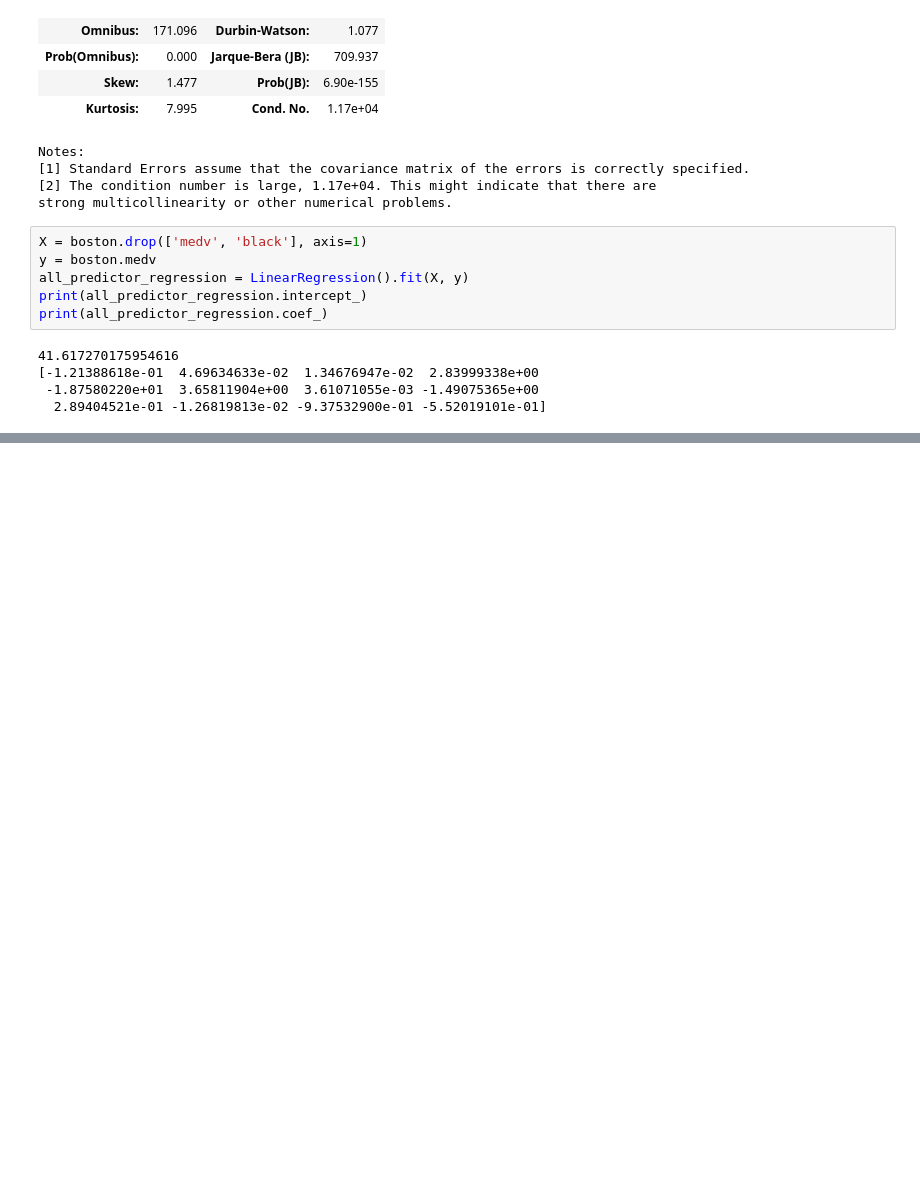
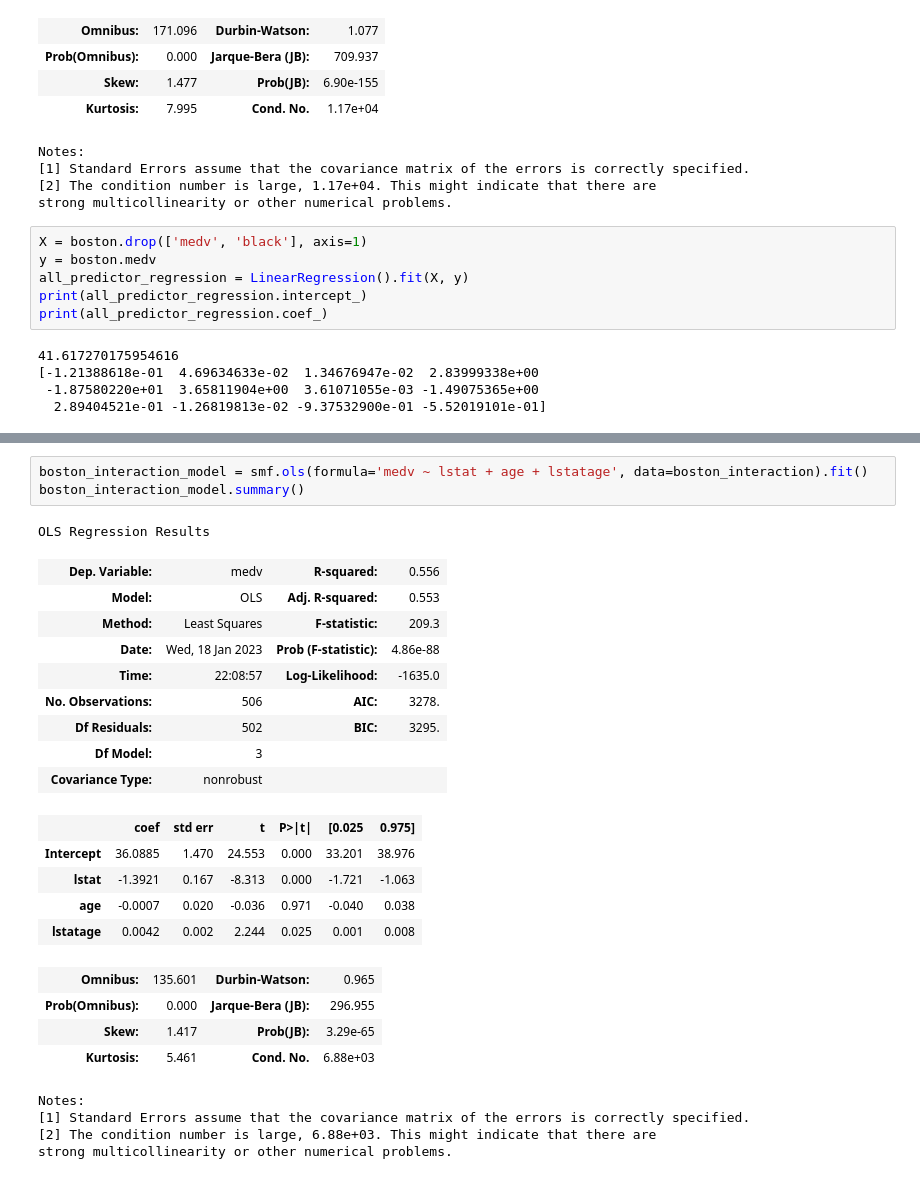
Before and after one commit to kwerber824/ISLR-python, a Jupyter notebook: src/Chapter3-Lab.ipynb, the cells around one changed output, grey strips where cells are left out. Saved outputs shown, nothing was run; the diff lists cells and outputs as text; blank space fills up the shorter version.

```diff
--- a/src/Chapter3-Lab.ipynb
+++ b/src/Chapter3-Lab.ipynb
@@ -188,0 +229,27 @@ print(all_predictor_regression.coef_)
+# %%
+boston_interaction_model = smf.ols(formula='medv ~ lstat + age + lstatage', data=boston_interaction).fit()
+boston_interaction_model.summary()
+# %% [output]
+OLS Regression Results
+| Dep. Variable: | medv | R-squared: | 0.556 |
+| Model: | OLS | Adj. R-squared: | 0.553 |
+| Method: | Least Squares | F-statistic: | 209.3 |
+| Date: | Wed, 18 Jan 2023 | Prob (F-statistic): | 4.86e-88 |
+| Time: | 22:08:57 | Log-Likelihood: | -1635.0 |
+| No. Observations: | 506 | AIC: | 3278. |
+| Df Residuals: | 502 | BIC: | 3295. |
+| Df Model: | 3 |  |  |
+| Covariance Type: | nonrobust |  |  |
+|  | coef | std err | t | P>|t| | [0.025 | 0.975] |
+| Intercept | 36.0885 | 1.470 | 24.553 | 0.000 | 33.201 | 38.976 |
+| lstat | -1.3921 | 0.167 | -8.313 | 0.000 | -1.721 | -1.063 |
+| age | -0.0007 | 0.020 | -0.036 | 0.971 | -0.040 | 0.038 |
+| lstatage | 0.0042 | 0.002 | 2.244 | 0.025 | 0.001 | 0.008 |
+| Omnibus: | 135.601 | Durbin-Watson: | 0.965 |
+| Prob(Omnibus): | 0.000 | Jarque-Bera (JB): | 296.955 |
+| Skew: | 1.417 | Prob(JB): | 3.29e-65 |
+| Kurtosis: | 5.461 | Cond. No. | 6.88e+03 |
+Notes:
+[1] Standard Errors assume that the covariance matrix of the errors is correctly specified.
+[2] The condition number is large, 6.88e+03. This might indicate that there are
+strong multicollinearity or other numerical problems.
```
Also changed, not shown: parts of 6 cells of this notebook, 26 other files.
